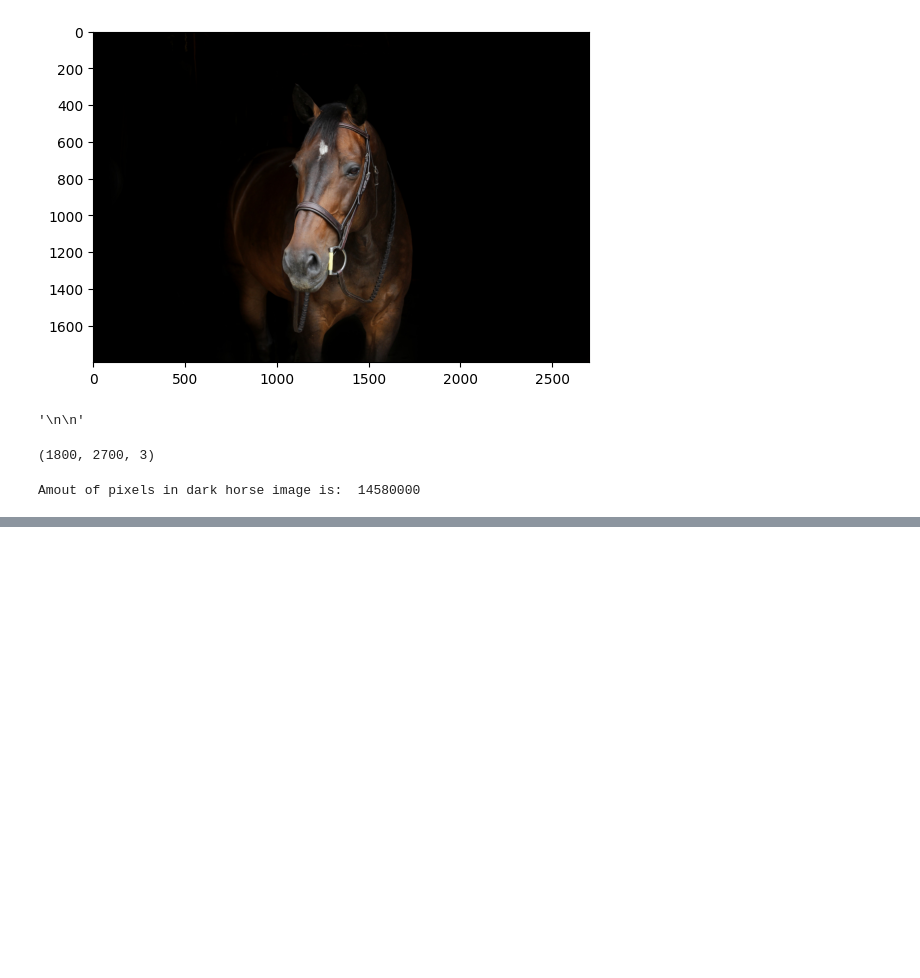
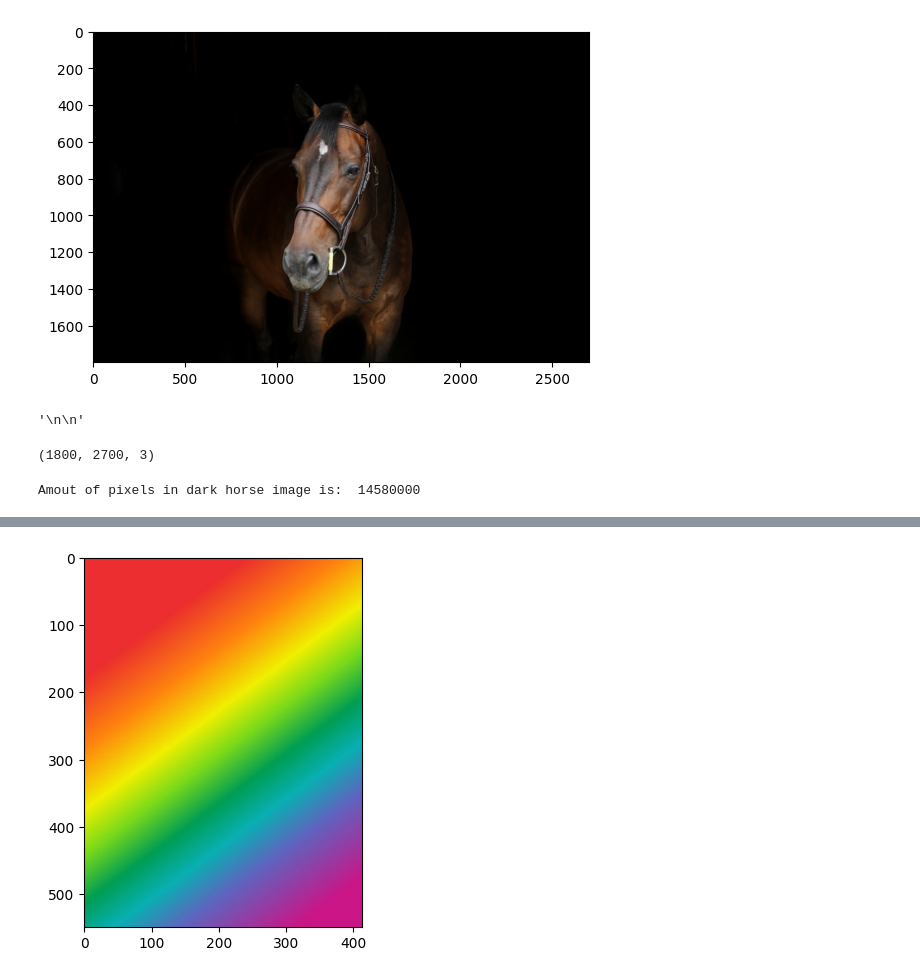
Before and after one commit to Joel-Milla/Computer-Vision-OpenCV-DeepLearning, a Jupyter notebook: Section 4 - Image Processing/Histograms.ipynb, the cells around one changed output, grey strips where cells are left out. Drawn from its saved outputs; the diff is of its cells as text; code cells hidden in the pictures; blank space fills up the shorter version.

```diff
--- a/Section 4 - Image Processing/Histograms.ipynb
+++ b/Section 4 - Image Processing/Histograms.ipynb
@@ -108,0 +134,4 @@ Amout of pixels in dark horse image is:  14580000
+# %%
+show_image(show_rainbow)
+# %% [output]
+[figure, added]
```
Also changed, not shown: parts of 12 cells of this notebook.
